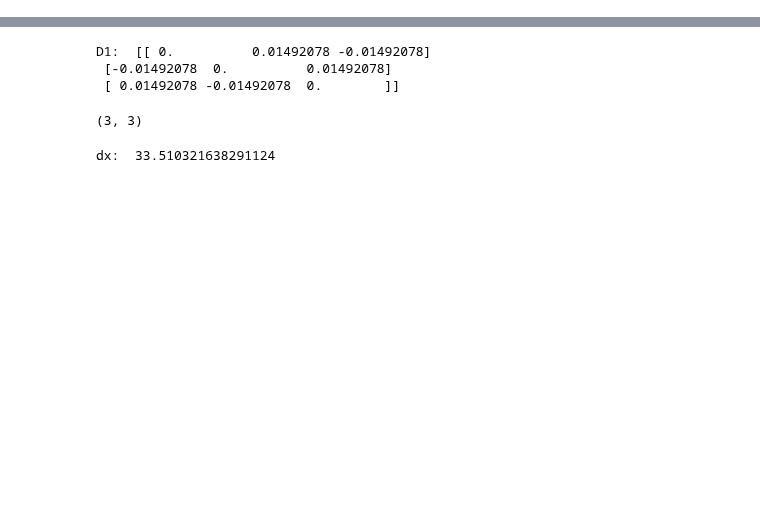
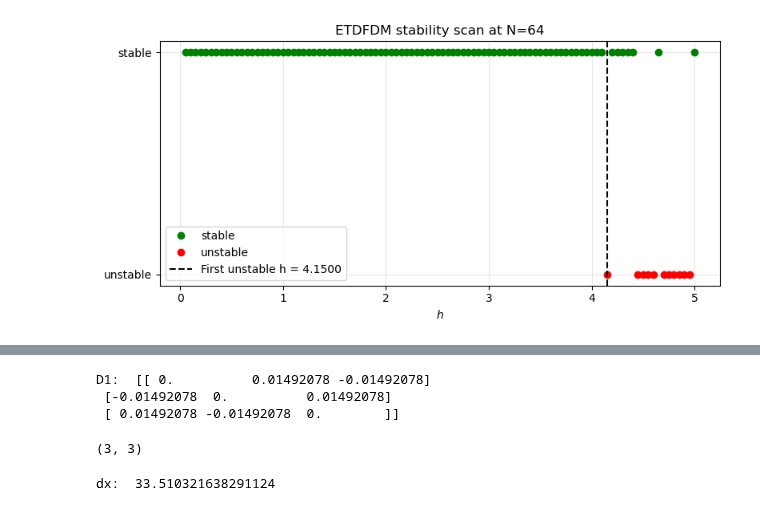
Before and after one commit to Gaffeyh/Research_Project, a Jupyter notebook: ETD_FDM/ETD_FDM.ipynb, the cells around one changed output, grey strips where cells are left out. Saved outputs shown, nothing was run; the diff lists cells and outputs as text; code cells hidden in the pictures; blank space fills up the shorter version.

```diff
--- a/ETD_FDM/ETD_FDM.ipynb
+++ b/ETD_FDM/ETD_FDM.ipynb
@@ -110,3 +113,84 @@ def ETDFDM_AC(N,h = 1/4):
     print(f"ETD_AC execution time: {time_elapsed} seconds")
 
     return [x, tt, uu, time_elapsed]
+# %%
+import io
+import contextlib
+
+def stability_scan_ETDFDM_fixed_N(N=64, h_values=None):
+    if h_values is None:
+        h_values = np.linspace(0.05, 4.0, 100)
+
+    h_values = np.array(h_values, dtype=float)
+
+    stable = []
+    final_time = []
+    runtimes = []
+
+    for h in h_values:
+        try:
+            with contextlib.redirect_stdout(io.StringIO()):
+                x, tt, uu, time_elapsed = ETDFDM_AC(N, h)
+
+            # Stability = bounded in the sense of no NaN/Inf in saved trajectory
+            is_stable = np.all(np.isfinite(uu))
+            stable.append(is_stable)
+
+            final_time.append(tt[-1])
+            runtimes.append(time_elapsed)
+
+        except Exception:
+            stable.append(False)
+            final_time.append(np.nan)
+            runtimes.append(np.nan)
+
+    stable = np.array(stable, dtype=bool)
+    final_time = np.array(final_time)
+    runtimes = np.array(runtimes)
+
+    return h_values, stable, final_time, runtimes
+
+
+# sweep many h values at fixed N = 64
+h_values = np.linspace(0.05, 5.0, 100)
+h_values, stable, final_time, runtimes = stability_scan_ETDFDM_fixed_N(
+    N=2**9,
+    h_values=h_values
+)
+
+# estimate threshold
+unstable_idx = np.where(~stable)[0]
+
+if len(unstable_idx) == 0:
+    print("No instability detected in the tested h range.")
+else:
+    first_unstable = unstable_idx[0]
+    h_first_unstable = h_values[first_unstable]
+
+    if first_unstable == 0:
+        print(f"Already unstable at the first tested value: h = {h_first_unstable:.4f}")
+    else:
+        h_last_stable = h_values[first_unstable - 1]
+        print("Approximate instability threshold:")
+        print(f"{h_last_stable:.4f} < h_crit < {h_first_unstable:.4f}")
+
+# stability classification plot only
+fig, ax = plt.subplots(figsize=(8, 4))
+
+ax.plot(h_values[stable], np.ones(np.sum(stable)), 'go', label='stable')
+ax.plot(h_values[~stable], np.zeros(np.sum(~stable)), 'ro', label='unstable')
+
+if len(unstable_idx) > 0:
+    ax.axvline(h_first_unstable, color='black', linestyle='--',
+               label=f'First unstable h = {h_first_unstable:.4f}')
+
+ax.set_xlabel(r'$h$')
+ax.set_yticks([0, 1])
+ax.set_yticklabels(['unstable', 'stable'])
+ax.set_title('ETDFDM stability scan at N=64')
+ax.grid(True, alpha=0.3)
+ax.legend()
+
+plt.tight_layout()
+plt.show()
+# %% [output]
@@ -113 +199,2 @@ def ETDFDM_AC(N,h = 1/4):
+[figure, added]
 # %%
```
Also changed, not shown: parts of 11 cells of this notebook, 7 other files.
